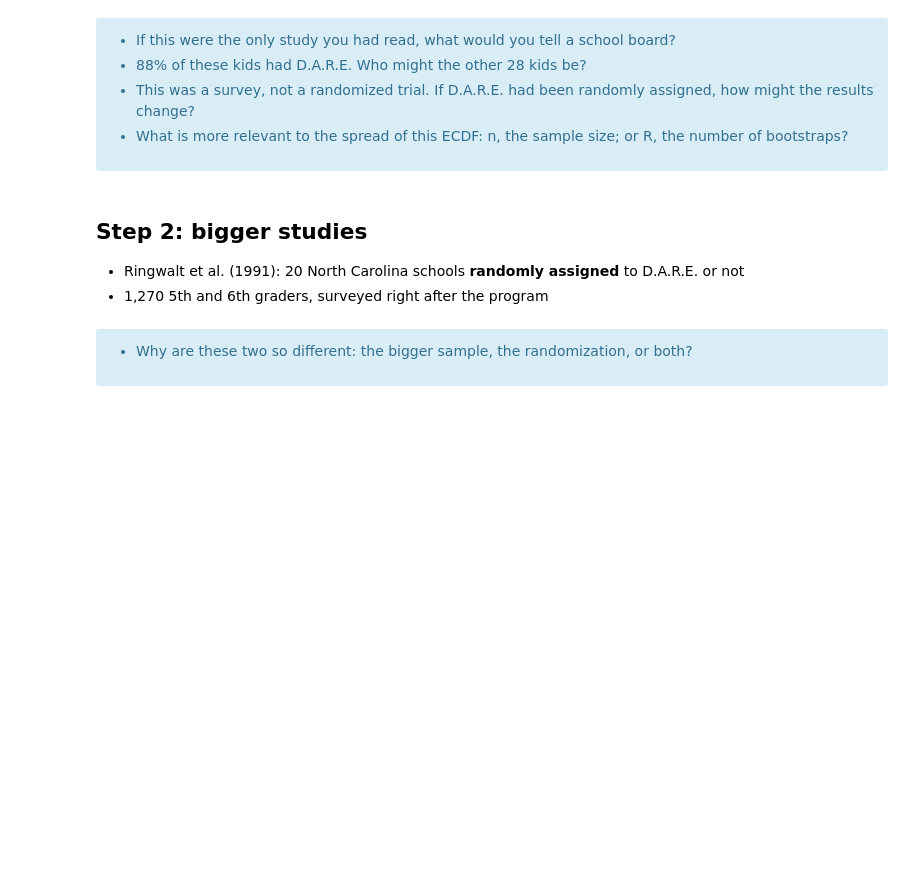
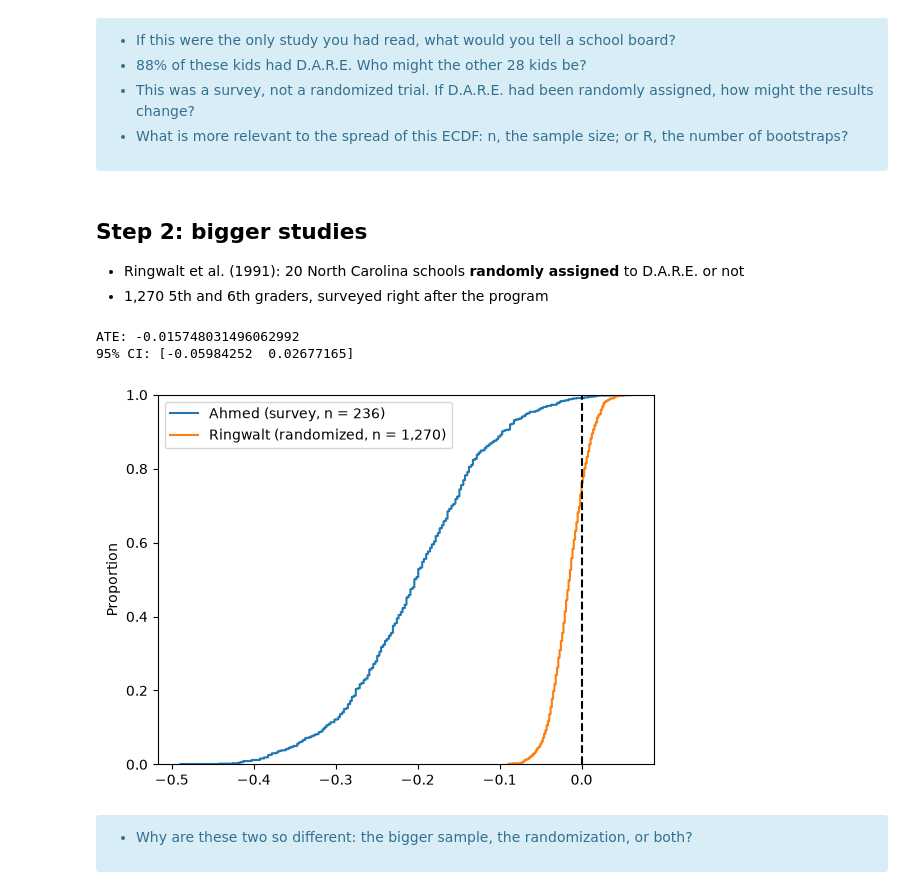
Before and after one commit to lchop14/UU_F26_templates, a Jupyter notebook: Week06/Thursday_lab/Thursday_AB_testing_bridge.ipynb, the cells around one changed output. Saved outputs shown, nothing was run; the diff lists cells and outputs as text; code cells hidden in the pictures; blank space fills up the shorter version.

```diff
--- a/Week06/Thursday_lab/Thursday_AB_testing_bridge.ipynb
+++ b/Week06/Thursday_lab/Thursday_AB_testing_bridge.ipynb
@@ -48,6 +48,6 @@ def bootstrap(df, treat='dare', y='drug_use', R=1000):
 - Outcome: has the kid ever smoked?
 - One survey: kids who had been through D.A.R.E. vs kids who hadn't
 # %%
-ahmed = pd.read_csv('./data/dare_ahmed.csv')
+ahmed = pd.read_csv('../data/dare_ahmed.csv')
 pd.crosstab(ahmed['dare'], ahmed['drug_use'])
 # %% [output]
@@ -73,16 +80,20 @@ plt.show()
 - Ringwalt et al. (1991): 20 North Carolina schools **randomly assigned** to D.A.R.E. or not
 - 1,270 5th and 6th graders, surveyed right after the program
 # %%
-ringwalt = pd.read_csv('./data/dare_ringwalt.csv')
+ringwalt = pd.read_csv('../data/dare_ringwalt.csv')
 fx_ringwalt = bootstrap(ringwalt)
 print('ATE:', ate(ringwalt))
 print('95% CI:', np.quantile(fx_ringwalt, [.025, .975]))
 
 sns.ecdfplot(fx_ahmed, label='Ahmed (survey, n = 236)')
 sns.ecdfplot(fx_ringwalt, label='Ringwalt (randomized, n = 1,270)')
 plt.axvline(0, color='black', linestyle='--')
 plt.legend()
 plt.show()
+# %% [output]
+ATE: -0.015748031496062992
+95% CI: [-0.05984252  0.02677165]
+[figure, added]
 # %% [markdown]
 <div class='alert alert-info'>
 
```
Also changed, not shown: parts of 9 cells of this notebook.
